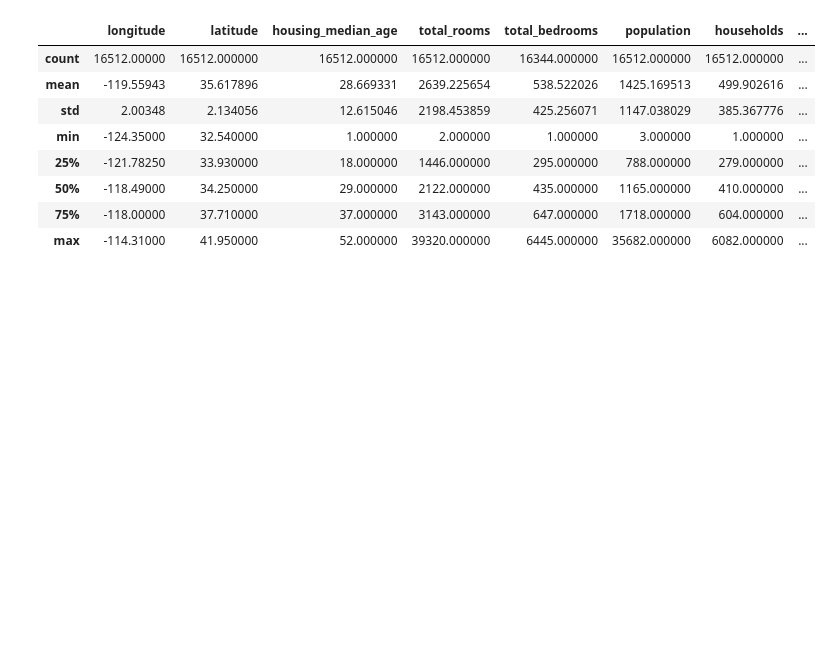
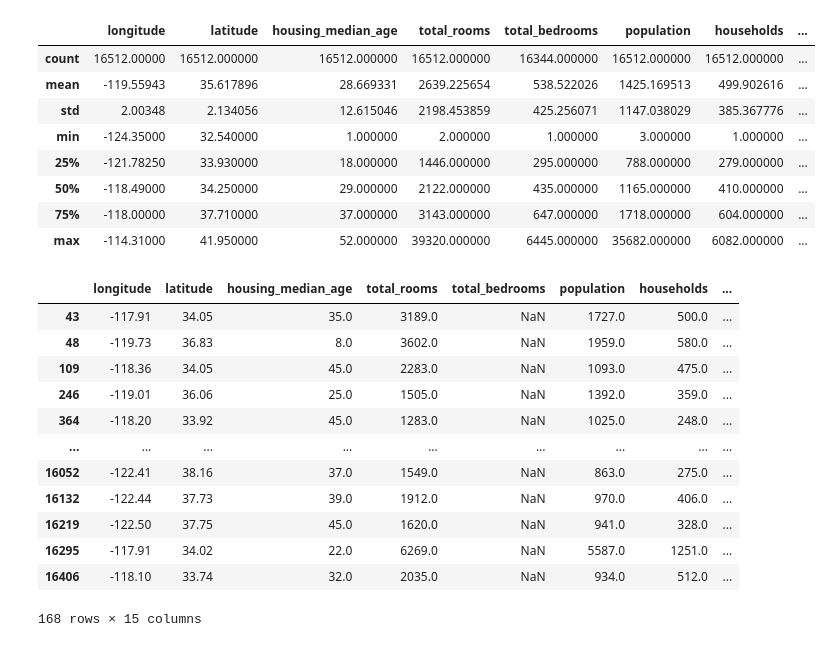
Before and after one commit to ThomasCherqui/ml_nn_housing, a Jupyter notebook: housing_data_exploration.ipynb, the cells around one changed output. Drawn from its saved outputs; the diff is of its cells as text; code cells hidden in the pictures; blank space fills up the shorter version.

```diff
--- a/housing_data_exploration.ipynb
+++ b/housing_data_exploration.ipynb
@@ -87,3 +87,21 @@ housing_data.describe()
 | 50% | -118.49000 | 34.250000 | 29.000000 | 2122.000000 | 435.000000 | 1165.000000 | 410.000000 | ... |
 | 75% | -118.00000 | 37.710000 | 37.000000 | 3143.000000 | 647.000000 | 1718.000000 | 604.000000 | ... |
 | max | -114.31000 | 41.950000 | 52.000000 | 39320.000000 | 6445.000000 | 35682.000000 | 6082.000000 | ... |
+# %%
+missing_bedrooms = housing_data[housing_data['total_bedrooms'].isna()]
+# %%
+missing_bedrooms
+# %% [output]
+|  | longitude | latitude | housing_median_age | total_rooms | total_bedrooms | population | households | ... |
+| 43 | -117.91 | 34.05 | 35.0 | 3189.0 | NaN | 1727.0 | 500.0 | ... |
+| 48 | -119.73 | 36.83 | 8.0 | 3602.0 | NaN | 1959.0 | 580.0 | ... |
+| 109 | -118.36 | 34.05 | 45.0 | 2283.0 | NaN | 1093.0 | 475.0 | ... |
+| 246 | -119.01 | 36.06 | 25.0 | 1505.0 | NaN | 1392.0 | 359.0 | ... |
+| 364 | -118.20 | 33.92 | 45.0 | 1283.0 | NaN | 1025.0 | 248.0 | ... |
+| ... | ... | ... | ... | ... | ... | ... | ... | ... |
+| 16052 | -122.41 | 38.16 | 37.0 | 1549.0 | NaN | 863.0 | 275.0 | ... |
+| 16132 | -122.44 | 37.73 | 39.0 | 1912.0 | NaN | 970.0 | 406.0 | ... |
+| 16219 | -122.50 | 37.75 | 45.0 | 1620.0 | NaN | 941.0 | 328.0 | ... |
+| 16295 | -117.91 | 34.02 | 22.0 | 6269.0 | NaN | 5587.0 | 1251.0 | ... |
+| 16406 | -118.10 | 33.74 | 32.0 | 2035.0 | NaN | 934.0 | 512.0 | ... |
+168 rows × 15 columns
```
Also changed, not shown: parts of 4 cells of this notebook.
